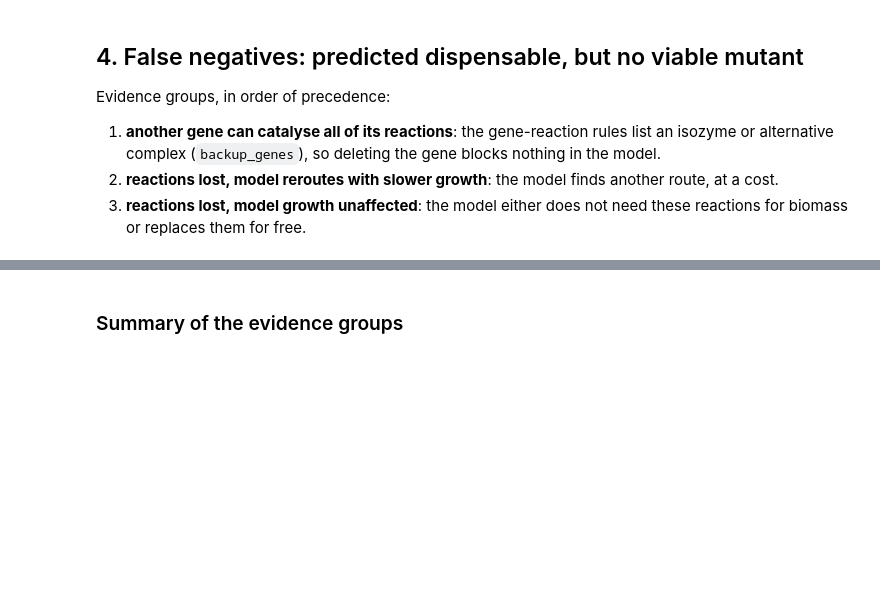
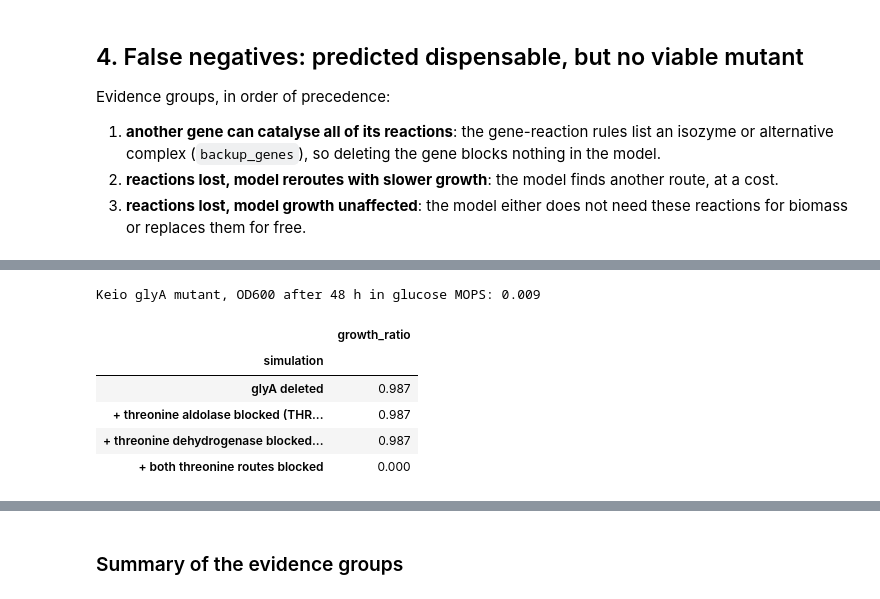
Before and after one commit to ardaqas/ecoli-fba, a Jupyter notebook: notebooks/04_error_analysis.ipynb, the cells around one changed output, grey strips where cells are left out. Cells and saved outputs as stored; diff of their text form; code cells hidden in the pictures; blank space fills up the shorter version.

```diff
--- a/notebooks/04_error_analysis.ipynb
+++ b/notebooks/04_error_analysis.ipynb
@@ -237,0 +280,30 @@ show_false_negatives("B: LB-like")
+# %%
+ROUTE_BLOCKS = {
+    "glyA deleted": [],
+    "+ threonine aldolase blocked (THRA, THRA2)": ["THRA", "THRA2"],
+    "+ threonine dehydrogenase blocked (THRD)": ["THRD"],
+    "+ both threonine routes blocked": ["THRA", "THRA2", "THRD"],
+}
+
+rows = []
+with model:
+    media.apply_medium(model, glucose_medium)
+    wild_type_growth = model.slim_optimize()
+    for simulation, blocked in ROUTE_BLOCKS.items():
+        with model:
+            model.genes.get_by_id(CASE_GENE).knock_out()
+            for reaction_id in blocked:
+                model.reactions.get_by_id(reaction_id).knock_out()
+            growth = max(0.0, model.slim_optimize(error_value=0.0))  # avoid printing -0.000
+            rows.append({"simulation": simulation, "growth_ratio": growth / wild_type_growth})
+
+print("Keio glyA mutant, OD600 after 48 h in glucose MOPS:", labels.set_index("gene_id").loc[CASE_GENE, "od_mops_48h"])
+pd.DataFrame(rows).set_index("simulation").round(3)
+# %% [output]
+Keio glyA mutant, OD600 after 48 h in glucose MOPS: 0.009
+|  | growth_ratio |
+| simulation |  |
+| glyA deleted | 0.987 |
+| + threonine aldolase blocked (THR... | 0.987 |
+| + threonine dehydrogenase blocked... | 0.987 |
+| + both threonine routes blocked | 0.000 |
```
Also changed, not shown: parts of 5 cells of this notebook.
